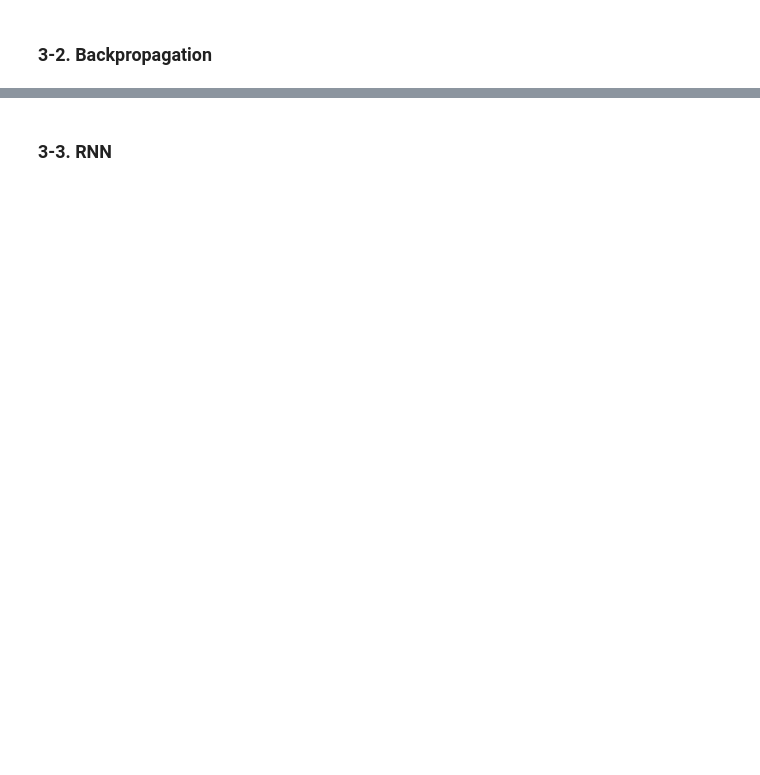
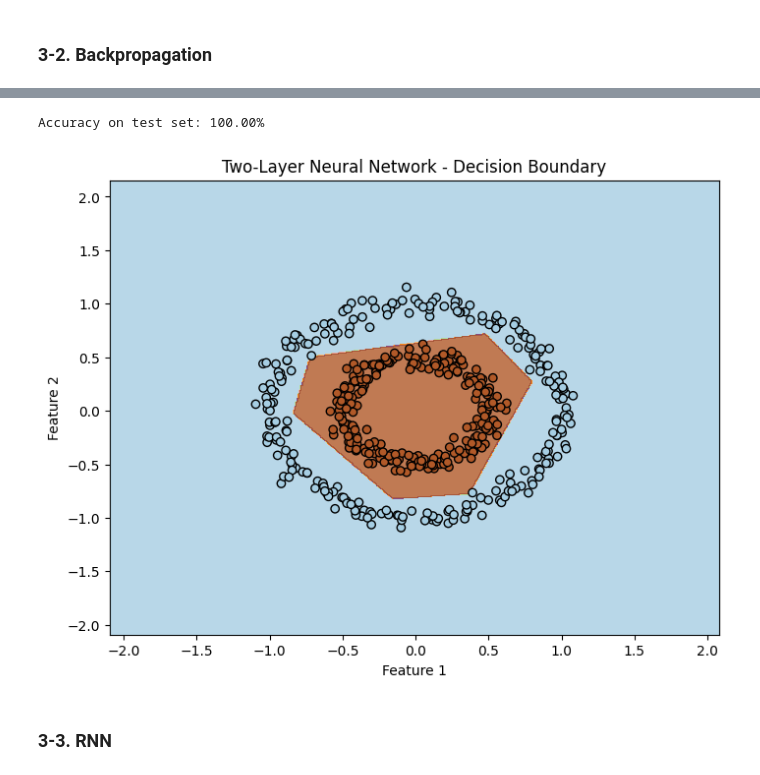
Before and after one commit to fraxea/Linear-Algebra-FALL2024-Assignment-2, a Jupyter notebook: Neural Network Intro/draft.ipynb, the cells around one changed output, grey strips where cells are left out. Drawn from its saved outputs; the diff is of its cells as text; code cells hidden in the pictures; blank space fills up the shorter version.

```diff
--- a/Neural Network Intro/draft.ipynb
+++ b/Neural Network Intro/draft.ipynb
@@ -329,0 +352,2 @@ $$
+# %%
+X_train, X_test, y_train, y_test = train_test_split(X, y, test_size=0.3, random_state=42)
@@ -340,2 +584,16 @@ Prove that if we don't use non-linear activation function in inner layers, the r
 # %% [markdown]
 ### 3-2. Backpropagation
+# %%
+def backward_pass(X, y, Z1, A1, Z2, A2, W2):
+    m = X.shape[0]
+
+    dZ2 = A2 - y.reshape(-1, 1)
+    dW2 = np.dot(A1.T, dZ2) / m
+    db2 = np.sum(dZ2, axis=0, keepdims=True) / m
+
+    dA1 = np.dot(dZ2, W2.T)
+    dZ1 = dA1 * relu_derivative(Z1)
+    dW1 = np.dot(X.T, dZ1) / m
+    db1 = np.sum(dZ1, axis=0, keepdims=True) / m
+
+    return dW1, db1, dW2, db2
@@ -342,3 +636,35 @@ Prove that if we don't use non-linear activation function in inner layers, the r
+# %%
+def predict(X, W1, b1, W2, b2):
+    _, _, _, A2 = forward_pass(X, W1, b1, W2, b2)
+    return (A2 >= 0.5).astype(int)
+
+y_pred = predict(X_test, W1, b1, W2, b2)
+accuracy = np.mean(y_pred.flatten() == y_test) * 100
+print(f"Accuracy on test set: {accuracy:.2f}%")
+# %% [output]
+Accuracy on test set: 100.00%
+# %%
+def plot_decision_boundary(X, y, W1, b1, W2, b2, title):
+    x_min, x_max = X[:, 0].min() - 1, X[:, 0].max() + 1
+    y_min, y_max = X[:, 1].min() - 1, X[:, 1].max() + 1
+    xx, yy = np.meshgrid(np.linspace(x_min, x_max, 500),
+                         np.linspace(y_min, y_max, 500))
+
+    grid = np.c_[xx.ravel(), yy.ravel()]
+    Z = predict(grid, W1, b1, W2, b2)
+    Z = Z.reshape(xx.shape)
+
+    plt.figure(figsize=(8, 6))
+    plt.contourf(xx, yy, Z, alpha=0.8, cmap=plt.cm.Paired)
+    plt.scatter(X[:, 0], X[:, 1], c=y, edgecolors="k", cmap=plt.cm.Paired)
+    plt.title(title)
+    plt.xlabel("Feature 1")
+    plt.ylabel("Feature 2")
+    plt.show()
+
+plot_decision_boundary(X, y, W1, b1, W2, b2, "Two-Layer Neural Network - Decision Boundary")
+# %% [output]
+[figure, added]
 # %% [markdown]
 ### 3-3. RNN
 # %% [markdown]
```
Also changed, not shown: parts of 23 cells of this notebook, 1 other file.
